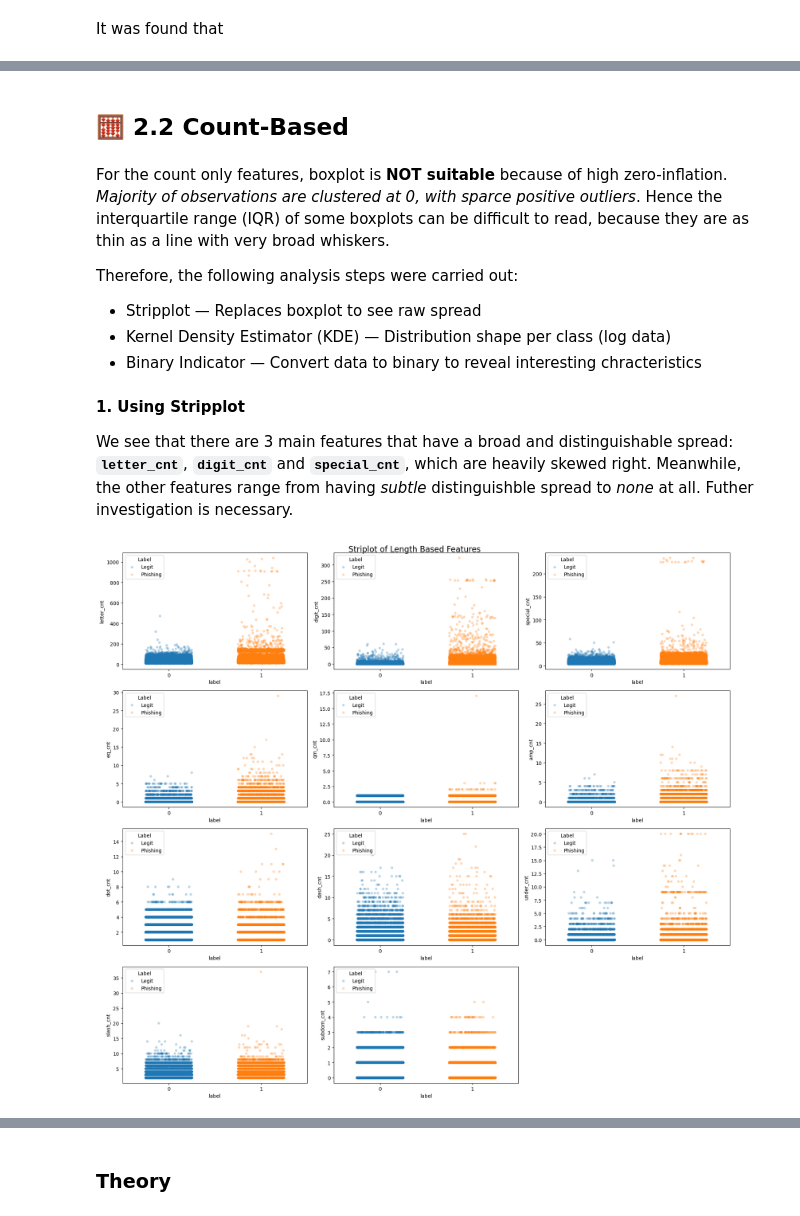
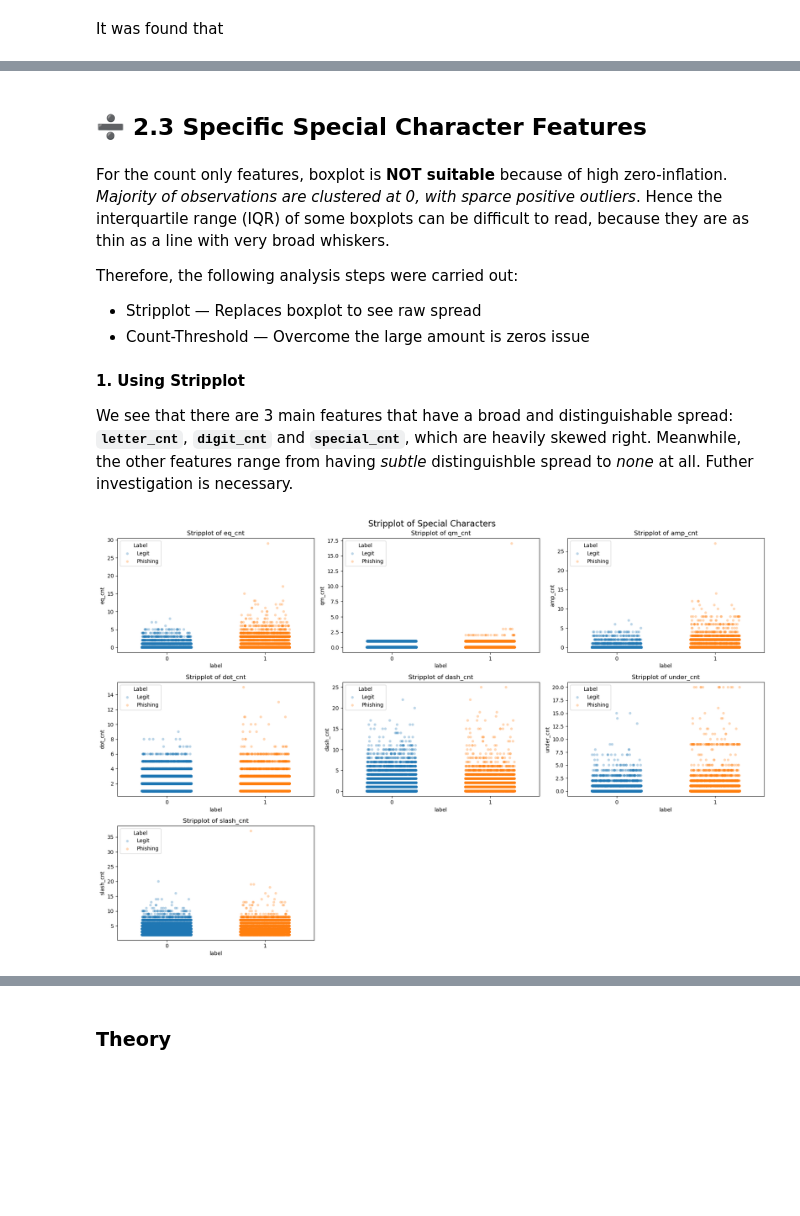
Before and after one commit to QMathsdude/phishing-url-detector, a Jupyter notebook: notebooks/01_EDA.ipynb, the cells around one changed output, grey strips where cells are left out. Saved outputs shown, nothing was run; the diff lists cells and outputs as text; code cells hidden in the pictures; blank space fills up the shorter version.

```diff
--- a/notebooks/01_EDA.ipynb
+++ b/notebooks/01_EDA.ipynb
@@ -343,0 +395,3 @@ features_len = ['url_len', 'dom_len', 'tld_len', 'path_len', 'query_len']
+# %%
+# Length only features
+features_char = ['letter_cnt', 'digit_cnt', 'special_cnt', 'letter_ratio', 'digit_ratio', 'spec_ratio']
@@ -343,0 +421,21 @@ features_len = ['url_len', 'dom_len', 'tld_len', 'path_len', 'query_len']
+# %%
+# KDE plots for length-based features
+fig, axes = plt.subplots(2, 3, figsize=(18, 10))
+axes = axes.flatten()
+
+for i, col in enumerate(features_char):
+    # Apply log1p transformation  to handle zero values and skewness
+    if i < 3:
+        data_to_plot = np.log1p(df_filter[col])
+        axes[i].set_title(f'KDE log-transform of {col}')
+    else:
+        data_to_plot = df_filter[col] # ratio no need log transform
+        axes[i].set_title(f'KDE of {col}')
+
+    sns.kdeplot(x=data_to_plot, hue=df_filter['label'], hue_order=[0, 1], ax=axes[i],
+                fill=True, alpha=0.5, common_norm=False, warn_singular=False, bw_method=0.2)
+    axes[i].legend(title='Label', labels=['Phishing', 'Legit'], loc='upper right')
+
+fig.suptitle('KDE of Length-Based Features', fontsize=16)
+plt.tight_layout()
+plt.show()
@@ -344,35 +476,35 @@ features_len = ['url_len', 'dom_len', 'tld_len', 'path_len', 'query_len']
 # %% [markdown]
-## 🧮 2.2 Count-Based
+## ➗ 2.3 Specific Special Character Features
 # %% [markdown]
 For the count only features, boxplot is **NOT suitable** because of high zero-inflation. _Majority of observations are clustered at 0, with sparce positive outliers_. Hence the interquartile range (IQR) of some boxplots can be difficult to read, because they are as thin as a line with very broad whiskers.
 
 Therefore, the following analysis steps were carried out:
 - Stripplot — Replaces boxplot to see raw spread
-- Kernel Density Estimator (KDE) — Distribution shape per class (log data)
-- Binary Indicator — Convert data to binary to reveal interesting chracteristics
+- Count-Threshold — Overcome the large amount is zeros issue
 # %%
-# Count only features
-features_cnt = ['letter_cnt', 'digit_cnt', 'special_cnt', 'eq_cnt', 'qm_cnt', 'amp_cnt',
-                  'dot_cnt', 'dash_cnt', 'under_cnt', 'slash_cnt', 'subdom_cnt']
+# Special character only features
+features_special = ['eq_cnt', 'qm_cnt', 'amp_cnt', 'dot_cnt', 'dash_cnt', 'under_cnt', 'slash_cnt']
 # %% [markdown]
 **1. Using Stripplot**
 
 We see that there are 3 main features that have a broad and distinguishable spread: **`letter_cnt`**, **`digit_cnt`** and **`special_cnt`**, which are heavily skewed right. Meanwhile, the other features range from having _subtle_ distinguishble spread to _none_ at all. Futher investigation is necessary.
 # %%
 # Rough Distribution using Stripplot
-fig, axes = plt.subplots(4, 3, figsize=(18, 16))
+fig, axes = plt.subplots(3, 3, figsize=(18, 12))
 axes = axes.flatten() # helps looping
 
 # Plotting in a loop
-for i, col in enumerate(features_cnt):
+for i, col in enumerate(features_special):
   sns.stripplot(data=df_filter, x='label', y=col, ax=axes[i], jitter=0.25, hue='label', alpha=0.3)
   axes[i].legend(title='Label', labels=["Legit", "Phishing"], loc='upper left')
+  axes[i].set_title(f'Stripplot of {col}')
 
-# Hide the last empty subplot
-axes[len(features_cnt)].set_visible(False)
+# Hide last few empty subplot
+axes[-1].set_visible(False)
+axes[-2].set_visible(False)
 
-fig.suptitle('Striplot of Length Based Features', fontsize=16)
+fig.suptitle('Stripplot of Special Characters', fontsize=16)
 plt.tight_layout()
 plt.show()
 # %% [output]
-[figure, old version]
+[figure, new version]
```
Also changed, not shown: parts of 55 cells of this notebook.
